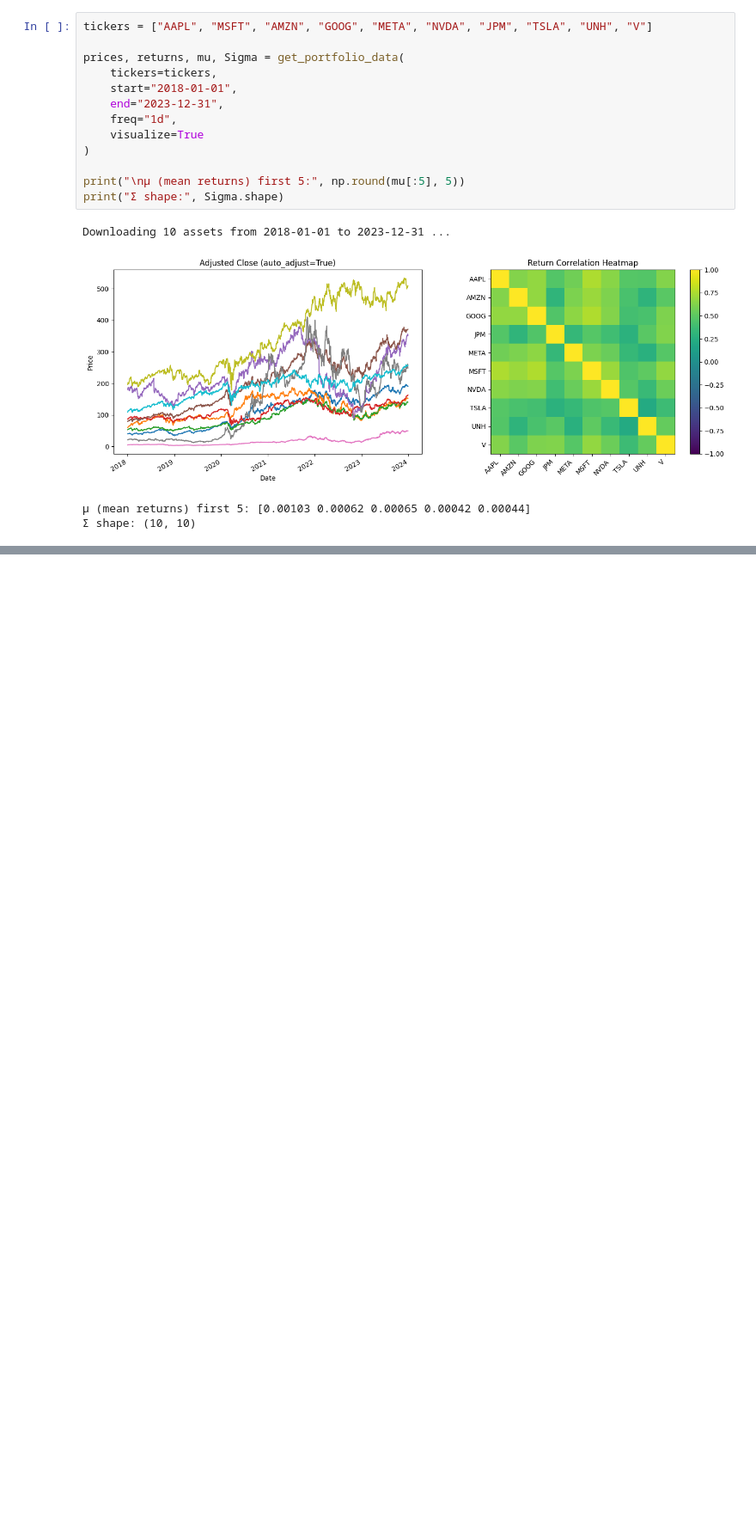
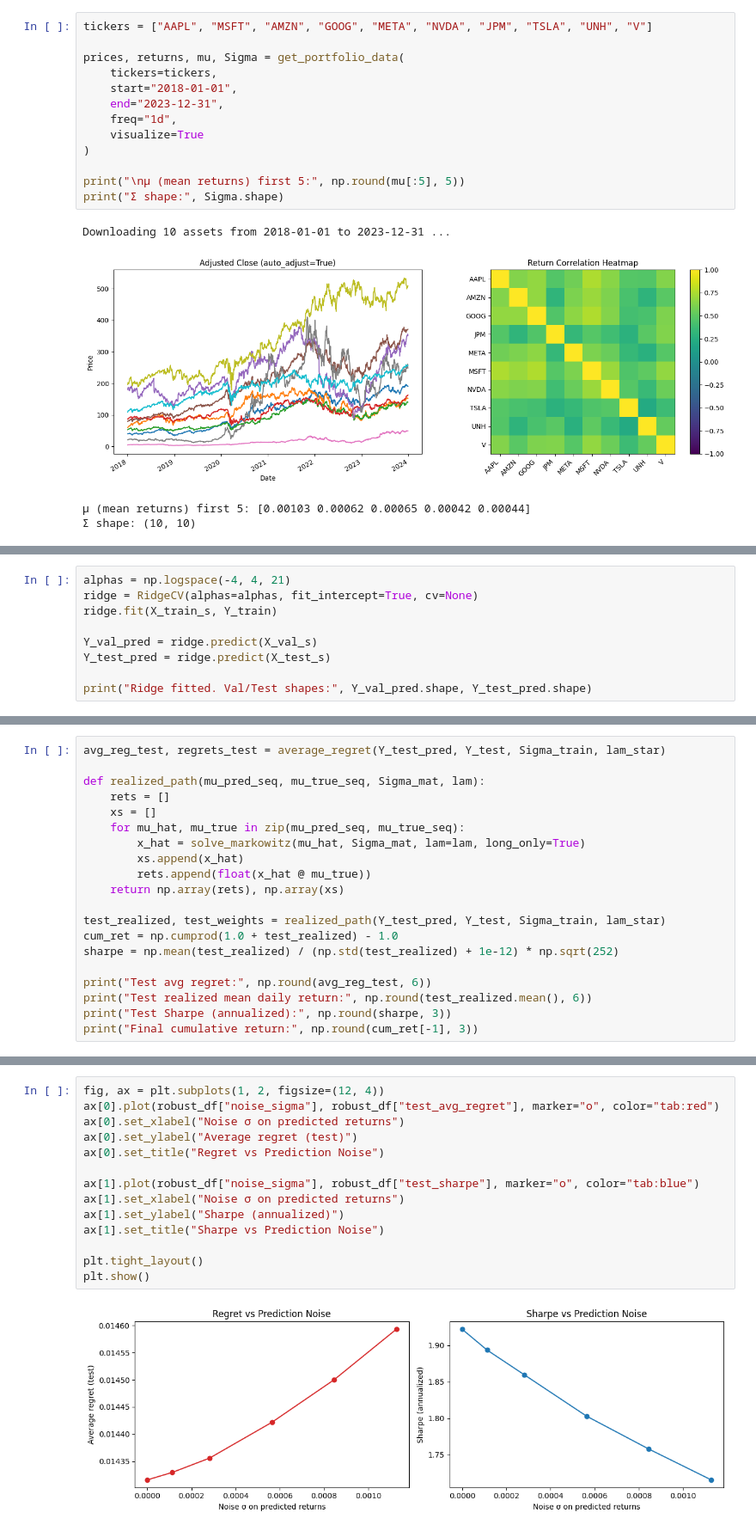
Before and after one commit to Paolaloi/DFL_thesis, a Jupyter notebook: DFL_main.ipynb, the cells around one changed output, grey strips where cells are left out. Shown: that part at 86% size. Saved outputs shown, nothing was run; the diff lists cells and outputs as text; blank space fills up the shorter version.

```diff
--- a/DFL_main.ipynb
+++ b/DFL_main.ipynb
@@ -130,0 +190,9 @@ This solver will be used both for the Predict-Then-Optimize baseline and for DFL
+# %%
+alphas = np.logspace(-4, 4, 21)
+ridge = RidgeCV(alphas=alphas, fit_intercept=True, cv=None)
+ridge.fit(X_train_s, Y_train)
+
+Y_val_pred = ridge.predict(X_val_s)
+Y_test_pred = ridge.predict(X_test_s)
+
+print("Ridge fitted. Val/Test shapes:", Y_val_pred.shape, Y_test_pred.shape)
@@ -130,0 +258,20 @@ This solver will be used both for the Predict-Then-Optimize baseline and for DFL
+# %%
+avg_reg_test, regrets_test = average_regret(Y_test_pred, Y_test, Sigma_train, lam_star)
+
+def realized_path(mu_pred_seq, mu_true_seq, Sigma_mat, lam):
+    rets = []
+    xs = []
+    for mu_hat, mu_true in zip(mu_pred_seq, mu_true_seq):
+        x_hat = solve_markowitz(mu_hat, Sigma_mat, lam=lam, long_only=True)
+        xs.append(x_hat)
+        rets.append(float(x_hat @ mu_true))
+    return np.array(rets), np.array(xs)
+
+test_realized, test_weights = realized_path(Y_test_pred, Y_test, Sigma_train, lam_star)
+cum_ret = np.cumprod(1.0 + test_realized) - 1.0
+sharpe = np.mean(test_realized) / (np.std(test_realized) + 1e-12) * np.sqrt(252)
+
+print("Test avg regret:", np.round(avg_reg_test, 6))
+print("Test realized mean daily return:", np.round(test_realized.mean(), 6))
+print("Test Sharpe (annualized):", np.round(sharpe, 3))
+print("Final cumulative return:", np.round(cum_ret[-1], 3))
@@ -130,0 +399,16 @@ This solver will be used both for the Predict-Then-Optimize baseline and for DFL
+# %%
+fig, ax = plt.subplots(1, 2, figsize=(12, 4))
+ax[0].plot(robust_df["noise_sigma"], robust_df["test_avg_regret"], marker="o", color="tab:red")
+ax[0].set_xlabel("Noise σ on predicted returns")
+ax[0].set_ylabel("Average regret (test)")
+ax[0].set_title("Regret vs Prediction Noise")
+
+ax[1].plot(robust_df["noise_sigma"], robust_df["test_sharpe"], marker="o", color="tab:blue")
+ax[1].set_xlabel("Noise σ on predicted returns")
+ax[1].set_ylabel("Sharpe (annualized)")
+ax[1].set_title("Sharpe vs Prediction Noise")
+
+plt.tight_layout()
+plt.show()
+# %% [output]
+[figure, added]
```
Also changed, not shown: parts of 20 cells of this notebook.
